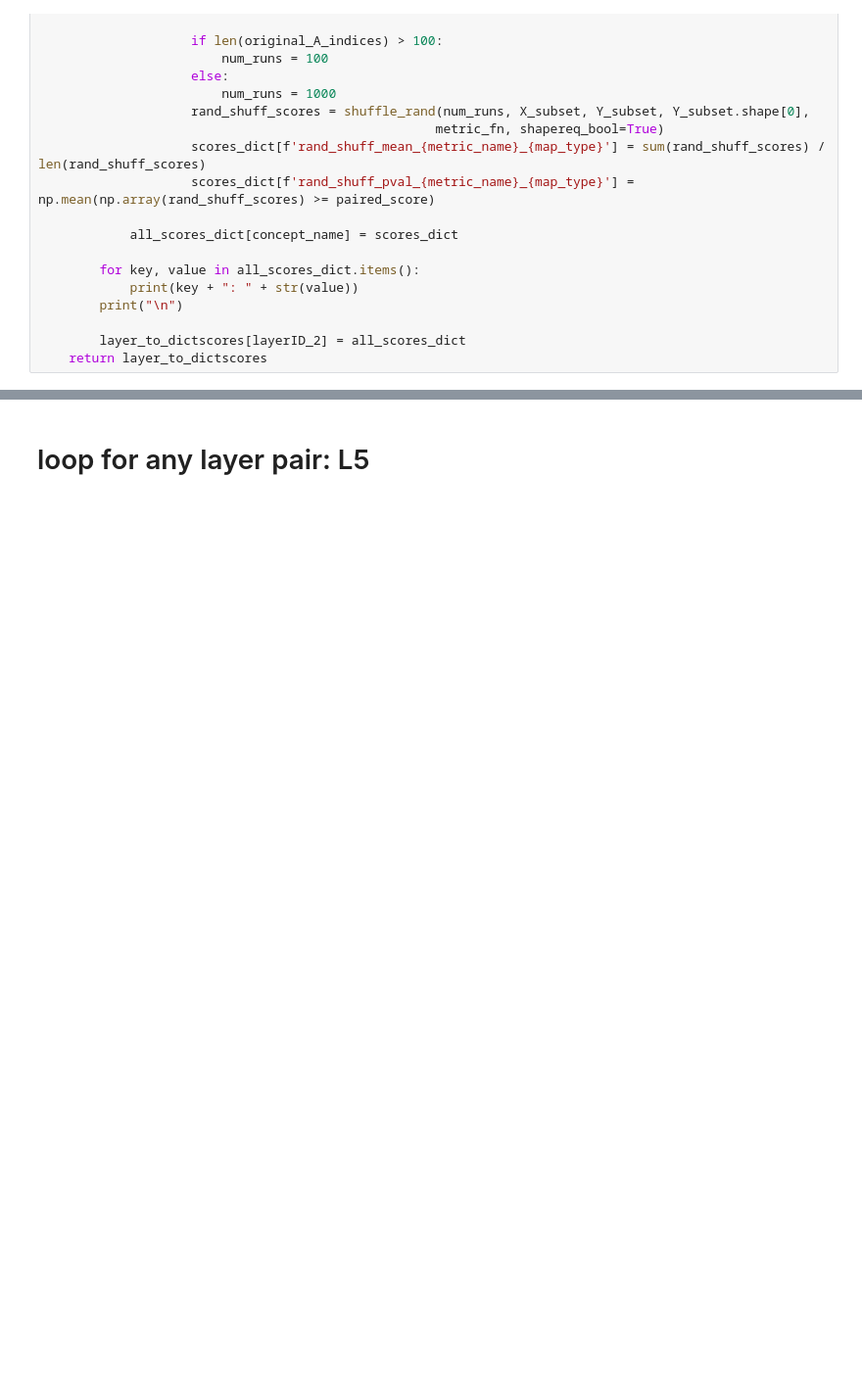
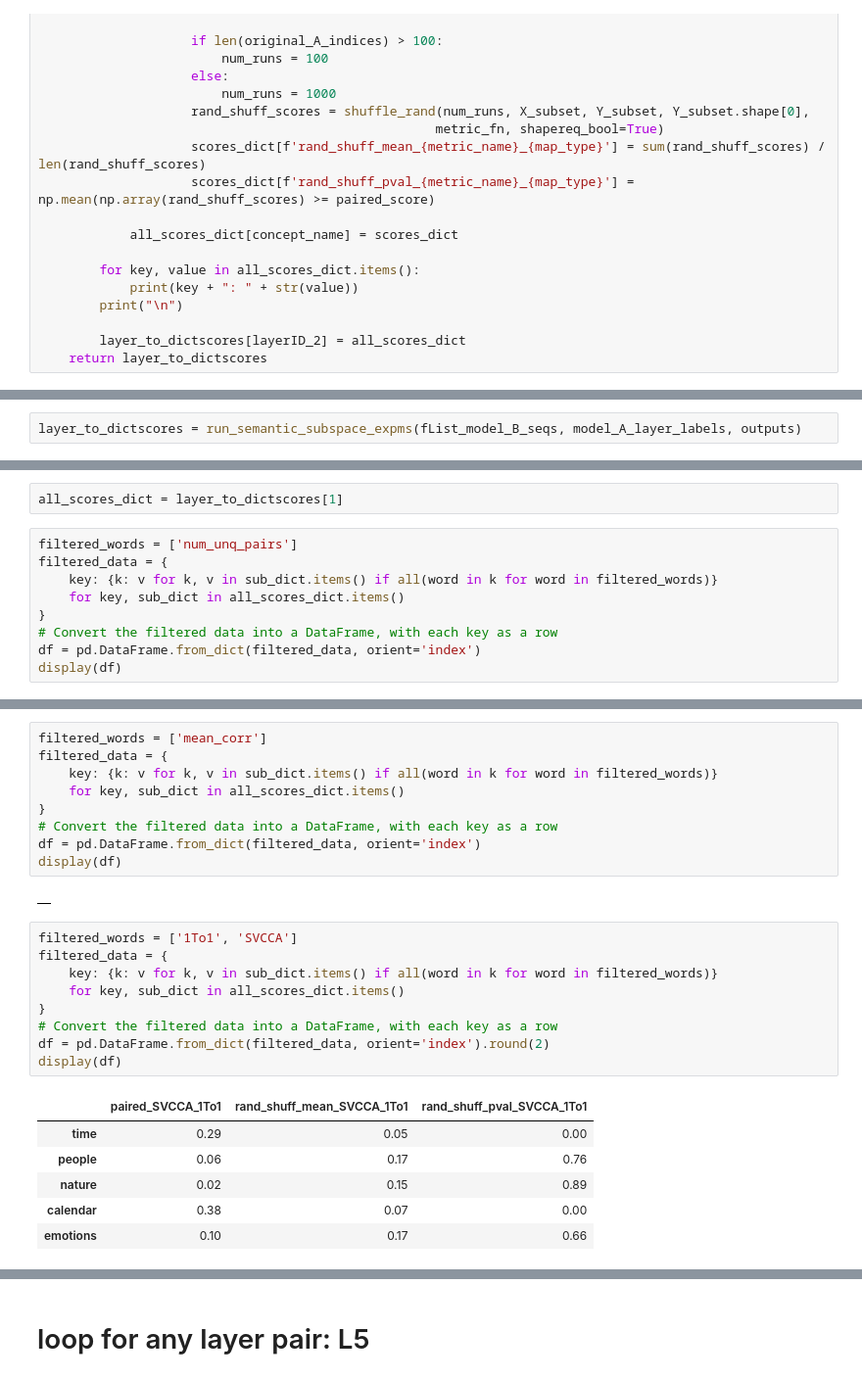
Before and after one commit to wlg1/univ_feat_geom, a Jupyter notebook: notebooks/semantic_subspace_sim/match_semantic_spaces_v7.ipynb, the cells around one changed output, grey strips where cells are left out. Shown at 98% size. Saved outputs shown, nothing was run; the diff lists cells and outputs as text; blank space fills up the shorter version.

```diff
--- a/notebooks/semantic_subspace_sim/match_semantic_spaces_v7.ipynb
+++ b/notebooks/semantic_subspace_sim/match_semantic_spaces_v7.ipynb
@@ -2301,0 +2304,2 @@ def run_semantic_subspace_expms(fList_model_B_seqs, model_A_layer_labels, output
+# %%
+layer_to_dictscores = run_semantic_subspace_expms(fList_model_B_seqs, model_A_layer_labels, outputs)
@@ -2301,0 +2404,11 @@ def run_semantic_subspace_expms(fList_model_B_seqs, model_A_layer_labels, output
+# %%
+all_scores_dict = layer_to_dictscores[1]
+# %%
+filtered_words = ['num_unq_pairs']
+filtered_data = {
+    key: {k: v for k, v in sub_dict.items() if all(word in k for word in filtered_words)}
+    for key, sub_dict in all_scores_dict.items()
+}
+# Convert the filtered data into a DataFrame, with each key as a row
+df = pd.DataFrame.from_dict(filtered_data, orient='index')
+display(df)
@@ -2301,0 +2422,27 @@ def run_semantic_subspace_expms(fList_model_B_seqs, model_A_layer_labels, output
+# %%
+filtered_words = ['mean_corr']
+filtered_data = {
+    key: {k: v for k, v in sub_dict.items() if all(word in k for word in filtered_words)}
+    for key, sub_dict in all_scores_dict.items()
+}
+# Convert the filtered data into a DataFrame, with each key as a row
+df = pd.DataFrame.from_dict(filtered_data, orient='index')
+display(df)
+# %% [output]
+|  |
+# %%
+filtered_words = ['1To1', 'SVCCA']
+filtered_data = {
+    key: {k: v for k, v in sub_dict.items() if all(word in k for word in filtered_words)}
+    for key, sub_dict in all_scores_dict.items()
+}
+# Convert the filtered data into a DataFrame, with each key as a row
+df = pd.DataFrame.from_dict(filtered_data, orient='index').round(2)
+display(df)
+# %% [output]
+|  | paired_SVCCA_1To1 | rand_shuff_mean_SVCCA_1To1 | rand_shuff_pval_SVCCA_1To1 |
+| time | 0.29 | 0.05 | 0.00 |
+| people | 0.06 | 0.17 | 0.76 |
+| nature | 0.02 | 0.15 | 0.89 |
+| calendar | 0.38 | 0.07 | 0.00 |
+| emotions | 0.10 | 0.17 | 0.66 |
```
Also changed, not shown: parts of 125 cells of this notebook, 19 other files.
